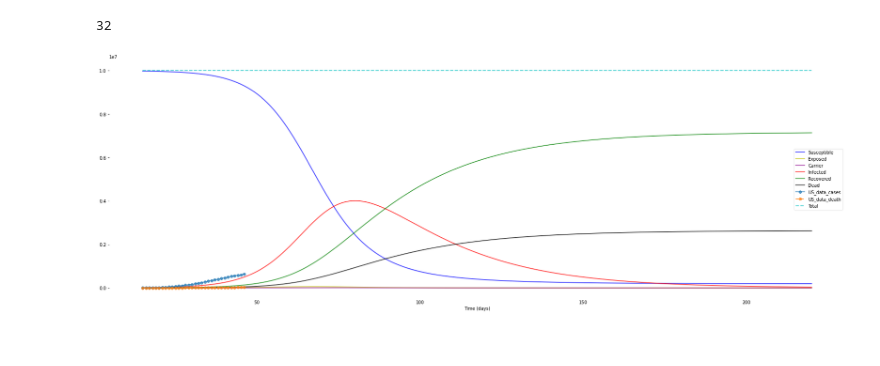
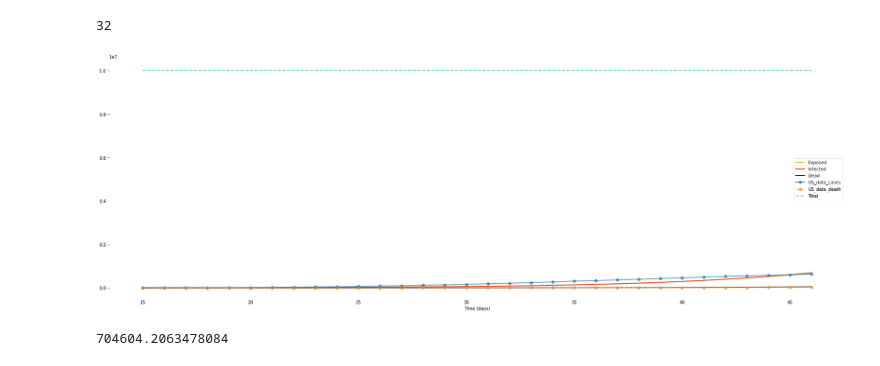
Before and after one commit to allps/notebooks, a Jupyter notebook: model_iterations/SECIRD (2).ipynb, the cells around one changed output. Saved outputs shown, nothing was run; the diff lists cells and outputs as text; code cells hidden in the pictures.

```diff
--- a/model_iterations/SECIRD (2).ipynb
+++ b/model_iterations/SECIRD (2).ipynb
@@ -50,46 +34,54 @@ us_data['cases'].shape[0] # .iloc[0,0]
 32
 # %%
 N = 10000000
-D = 30.0                # infections lasts four days
+D = 14.0                # infections lasts four days
 gamma = 1.0 / D
-delta = 5.0     # incubation period of five days
+delta = 1.0 / 4.0    # incubation period of five days
 epsilon = 0.90
-R_0 = 5.0
+R_0 = 5.8
 beta = R_0 * gamma      # R_0 = beta / gamma, so beta = R_0 * gamma
 alpha = 0.9             # 10% death rate
-rho = 1/9              # 9 days from infection until death
-phi = 1.0 / 5.0         # 5 days approx carrier period before recovery
+rho = 1.0 / 9.0              # 9 days from infection until death
+phi = 1.0 / 8.0         # 5 days approx carrier period before recovery
 lambda1 = 1.0 / 7.0    # 7 days approx death period taken after infection
 S0, E0, C0, I0, R0, D0 = N-us_data.iloc[0,0]-10000-5000 , 10000, 5000, us_data.iloc[0,0], 0, us_data.iloc[0,1]    # initial conditions: one exposed
 # %%
-t = np.linspace(15, 220, 205)     # Grid of time points (in days)
-y0 = S0, E0, C0, I0, R0, D0      # Initial conditions vector
+m = [N, beta, delta, phi, epsilon, gamma, alpha, rho, lambda1, R_0]
+t = np.linspace(15, 46 , 32)       # Grid of time points (in days)
+y0 = [S0, E0, C0, I0, R0, D0]      # Initial conditions vector
 
 # Integrate the SIR equations over the time grid, t.
 ret = odeint(deriv, y0, t, args=(N, beta, delta, phi, epsilon, gamma, alpha, rho, lambda1))
 S, E, C, I, R, D = ret.T
+
+
+n = [S[-1], E[-1], C[-1], I[-1], R[-1], D[-1]]
 # %%
   f, ax = plt.subplots(1,1,figsize=(30,10))
-  ax.plot(t, S, 'b', alpha=0.7, linewidth=2, label='Susceptible')
+  #ax.plot(t, S, 'b', alpha=0.7, linewidth=2, label='Susceptible')
   ax.plot(t, E, 'y', alpha=0.7, linewidth=2, label='Exposed')
-  ax.plot(t, C, 'darkmagenta', alpha=0.7, linewidth=2, label='Carrier')
+  #ax.plot(t, C, 'darkmagenta', alpha=0.7, linewidth=2, label='Carrier')
   ax.plot(t, I, 'r', alpha=0.7, linewidth=2, label='Infected')
-  ax.plot(t, R, 'g', alpha=0.7, linewidth=2, label='Recovered')
+  #ax.plot(t, R, 'g', alpha=0.7, linewidth=2, label='Recovered')
   ax.plot(t, D, 'k', alpha=0.7, linewidth=2, label='Dead')
   ax.plot(t[0:us_data.shape[0]], us_data['cases'], 'o-', alpha=0.7, linewidth=2, label='US_data_cases')
   ax.plot(t[0:us_data.shape[0]], us_data['deaths'], 'o--', alpha=0.7, linewidth=2, label='US_data_death')
 
   ax.plot(t, S+E+C+I+R+D, 'c--', alpha=0.7, linewidth=2, label='Total')
 
   ax.set_xlabel('Time (days)')
 
   #ax.yaxis.set_tick_params(length=0)
   ax.xaxis.set_tick_params(length=0)
   ax.grid(b=True, which='major', c='w', lw=2, ls='-')
   legend = ax.legend()
   legend.get_frame().set_alpha(0.5)
   for spine in ('top', 'right', 'bottom', 'left'):
       ax.spines[spine].set_visible(False)
   plt.show();
 # %% [output]
-[figure, old version]
+[figure, new version]
+# %%
+I[-1]
+# %% [output]
+704604.2063478084
```
Also changed, not shown: parts of 14 cells of this notebook.
